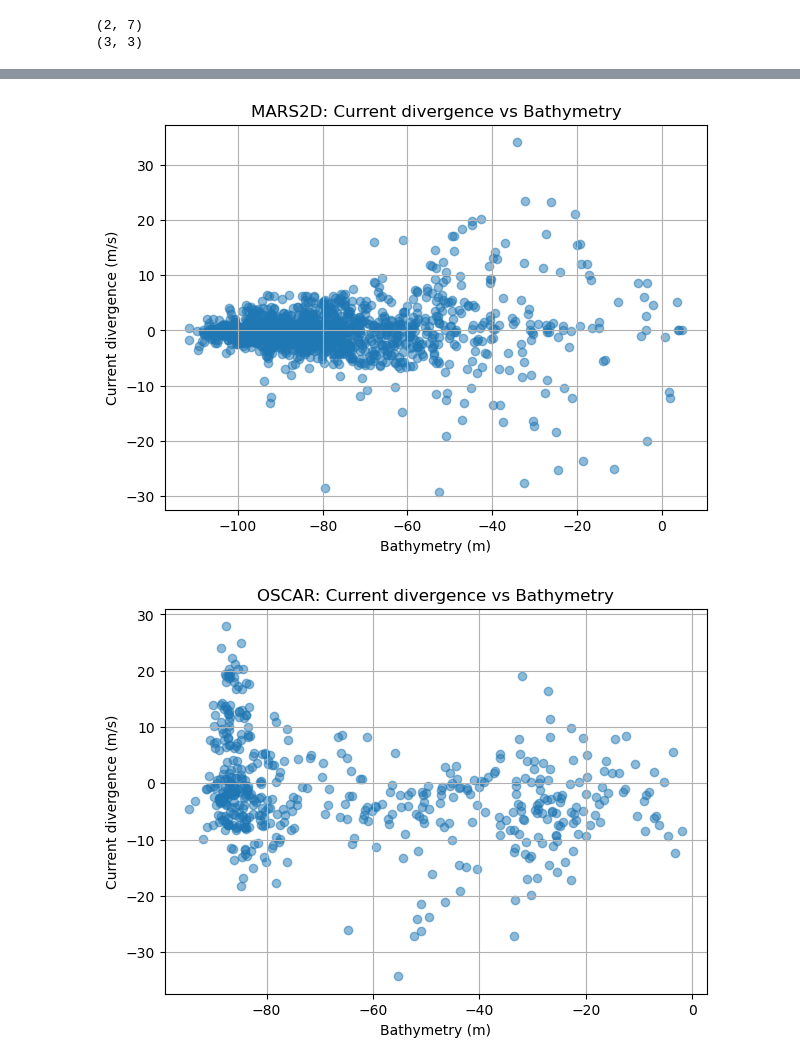
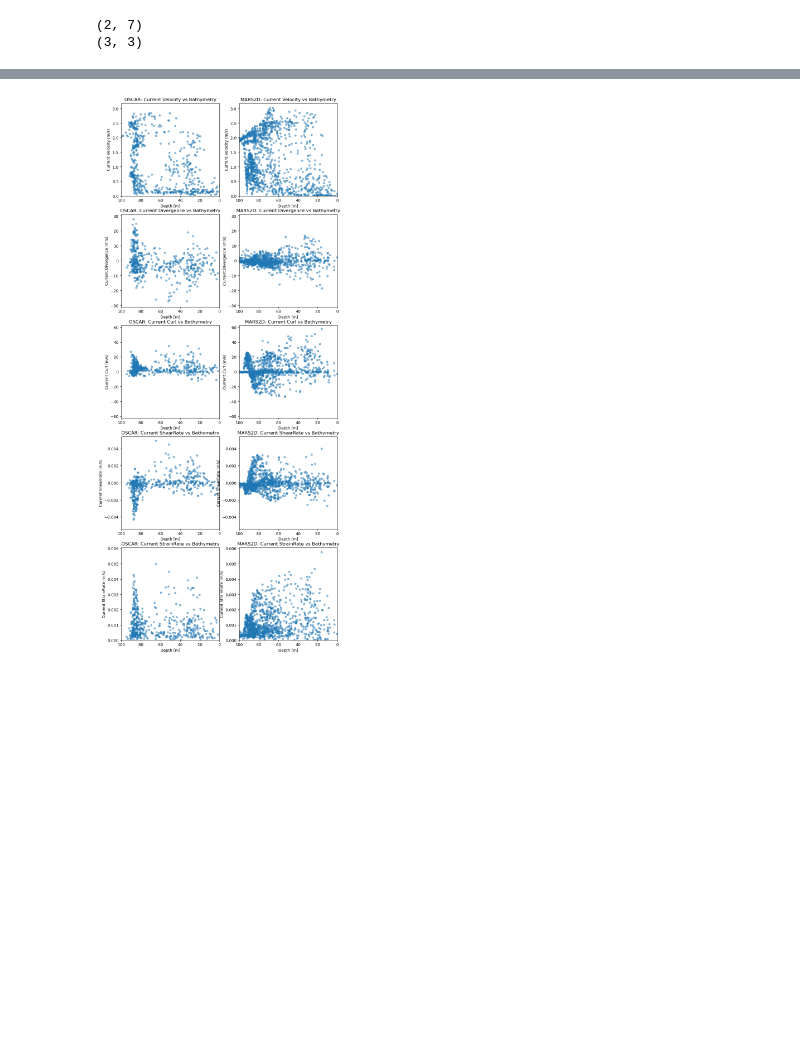
Before and after one commit to JWMichalski/oscarplus, a Jupyter notebook: examples/Iroise Sea divergence paper/Figures_1705.ipynb, the cells around one changed output, grey strips where cells are left out. Drawn from its saved outputs; the diff is of its cells as text; code cells hidden in the pictures; blank space fills up the shorter version.

```diff
--- a/examples/Iroise Sea divergence paper/Figures_1705.ipynb
+++ b/examples/Iroise Sea divergence paper/Figures_1705.ipynb
@@ -358,32 +329,0 @@ plt.show()
-# %%
-# Flatten arrays for scatterplot
-divergence = MARS2D_sub["CurrentDivergence"].values.flatten()
-depth = (-MARS2D_sub["H0"].values).flatten()
-
-plt.figure(figsize=(7,5))
-# Remove NaNs before plotting
-mask = (~np.isnan(divergence)) & (~np.isnan(depth))
-plt.scatter(depth[mask], divergence[mask], alpha=0.5)
-plt.xlabel("Bathymetry (m)")
-plt.ylabel("Current divergence (m/s)")
-plt.title("MARS2D: Current divergence vs Bathymetry")
-plt.grid(True)
-plt.show()
-
-
-# Flatten arrays for scatterplot
-divergence = OSCAR["CurrentDivergence"].values.flatten()
-depth = (-OSCAR["depth"].values).flatten()
-
-plt.figure(figsize=(7,5))
-# Remove NaNs before plotting
-mask = (~np.isnan(divergence)) & (~np.isnan(depth))
-plt.scatter(depth[mask], divergence[mask], alpha=0.5)
-plt.xlabel("Bathymetry (m)")
-plt.ylabel("Current divergence (m/s)")
-plt.title("OSCAR: Current divergence vs Bathymetry")
-plt.grid(True)
-plt.show()
-# %% [output]
-[figure, removed]
-[figure, removed]
@@ -389,0 +373,40 @@ plt.show()
+# %%
+fig, axes = plt.subplots(5, 2, figsize=(10, 25))
+
+scatterplot_row(
+    axes[0],
+    OSCAR,
+    MARS2D_sub,
+    "Velocity",
+    symmetric_ylim=False,
+)
+scatterplot_row(
+    axes[1],
+    OSCAR,
+    MARS2D_sub,
+    "Divergence",
+    symmetric_ylim=True,
+)
+scatterplot_row(
+    axes[2],
+    OSCAR,
+    MARS2D_sub,
+    "Curl",
+    symmetric_ylim=True,
+)
+scatterplot_row(
+    axes[3],
+    OSCAR,
+    MARS2D_sub,
+    "ShearRate",
+    symmetric_ylim=True,
+)
+scatterplot_row(
+    axes[4],
+    OSCAR,
+    MARS2D_sub,
+    "StrainRate",
+    symmetric_ylim=False,
+)
+# %% [output]
+[figure, added]
```
Also changed, not shown: parts of 9 cells of this notebook.
